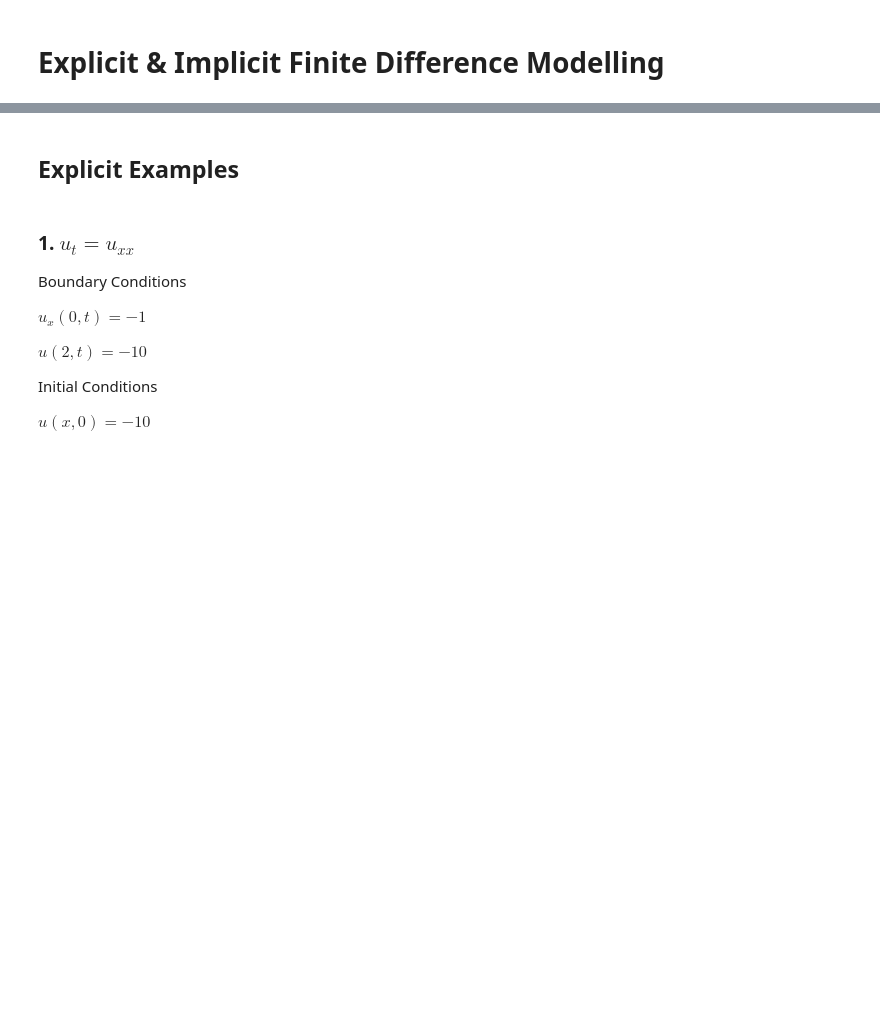
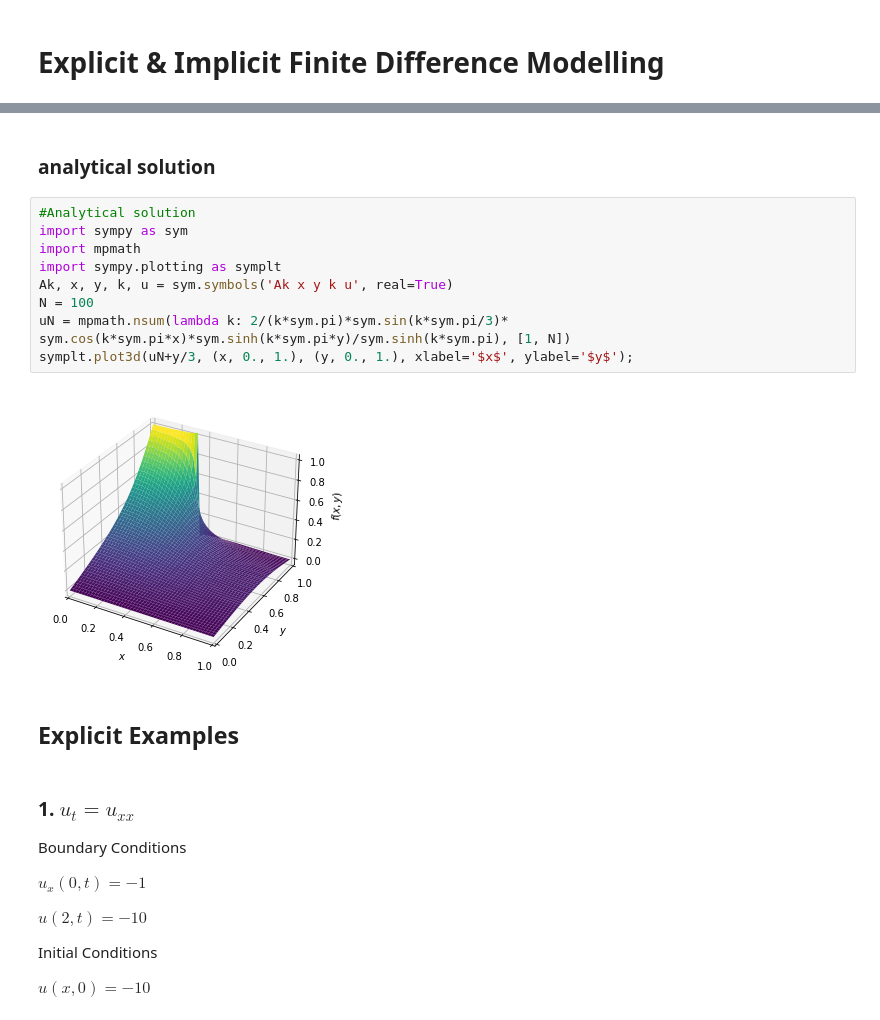
Before and after one commit to aidenweatherbee/codeFromClass, a Jupyter notebook: 3360OrbitalHeating.ipynb, the cells around one changed output, grey strips where cells are left out. Saved outputs shown, nothing was run; the diff lists cells and outputs as text; blank space fills up the shorter version.

```diff
--- a/3360OrbitalHeating.ipynb
+++ b/3360OrbitalHeating.ipynb
@@ -3,3 +93,17 @@
+# %% [markdown]
+### analytical solution
+# %%
+#Analytical solution
+import sympy as sym
+import mpmath
+import sympy.plotting as symplt
+Ak, x, y, k, u = sym.symbols('Ak x y k u', real=True)
+N = 100
+uN = mpmath.nsum(lambda k: 2/(k*sym.pi)*sym.sin(k*sym.pi/3)*
+sym.cos(k*sym.pi*x)*sym.sinh(k*sym.pi*y)/sym.sinh(k*sym.pi), [1, N])
+symplt.plot3d(uN+y/3, (x, 0., 1.), (y, 0., 1.), xlabel='$x$', ylabel='$y$');
+# %% [output]
+[figure, added]
 # %% [markdown]
 ## Explicit Examples
 # %% [markdown]
```
Also changed, not shown: parts of 9 cells of this notebook.
